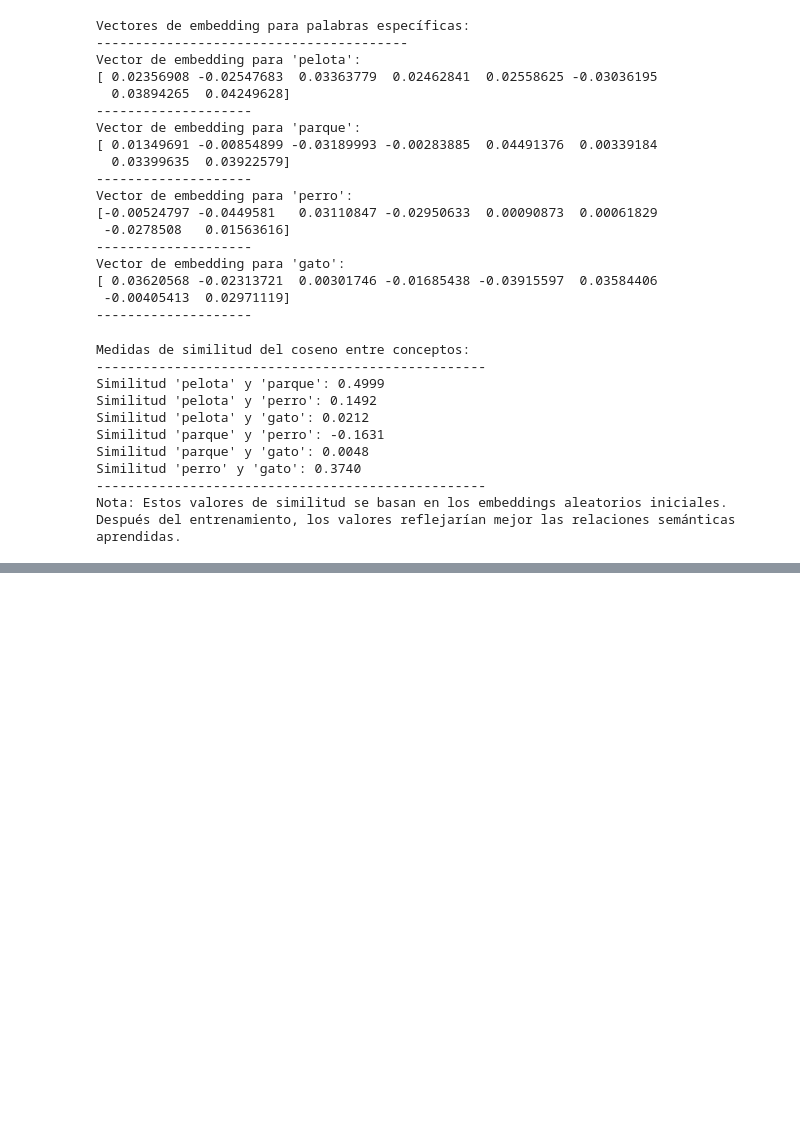
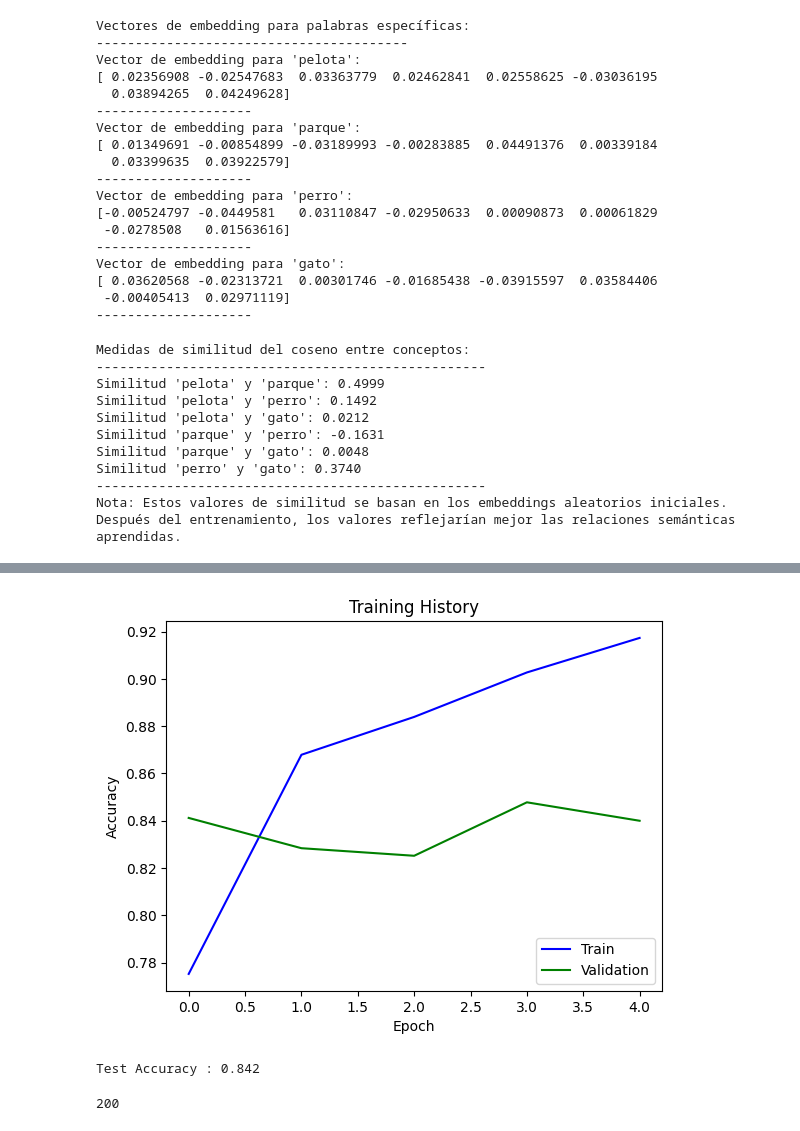
Before and after one commit to davidlealo/sic_ai_2025_sept, a Jupyter notebook: 4_pnl/clase_30.ipynb, the cells around one changed output, grey strips where cells are left out. Cells and saved outputs as stored; diff of their text form; code cells hidden in the pictures; blank space fills up the shorter version.

```diff
--- a/4_pnl/clase_30.ipynb
+++ b/4_pnl/clase_30.ipynb
@@ -326,0 +1448,9 @@ Nota: Estos valores de similitud se basan en los embeddings aleatorios iniciales
+# %%
+# LSTM + CNN model..
+my_model = Sequential()
+my_model.add(Embedding(n_words,n_input))           # n_words = vocabulary size, n_input = dimension of the embedding space.
+my_model.add(Dropout(rate=drop_prob))
+my_model.add(Conv1D(filters=n_filters, kernel_size = k_size, strides=stride_size,padding='valid',activation='relu'))
+my_model.add(MaxPool1D(pool_size = 2))
+my_model.add(LSTM(units=n_neurons, return_sequences=False, input_shape=(None, n_input), activation='tanh'))
+my_model.add(Dense(1, activation='sigmoid'))
@@ -326,0 +1480,10 @@ Nota: Estos valores de similitud se basan en los embeddings aleatorios iniciales
+# %%
+n_epochs = 5                      # Number of epochs.
+batch_size = 50                    # Size of each batch.
+learn_rate = 0.002                 # learning rate.
+# %%
+# Optimizer and compilation.
+my_optimizer=Adam(learning_rate=learn_rate)
+my_model.compile(loss = "binary_crossentropy", optimizer = my_optimizer, metrics=["accuracy"])
+# %%
+my_summary = my_model.fit(X_train, y_train, epochs=n_epochs, batch_size = batch_size, validation_split=0.2, verbose = 1)
@@ -326,0 +1501,15 @@ Nota: Estos valores de similitud se basan en los embeddings aleatorios iniciales
+# %%
+plt.plot(my_summary.history['accuracy'], c="b")
+plt.plot(my_summary.history['val_accuracy'], c="g")
+plt.title('Training History')
+plt.ylabel('Accuracy')
+plt.xlabel('Epoch')
+plt.legend(['Train', 'Validation'], loc='lower right')
+plt.show()
+# %% [output]
+[figure, added]
+# %%
+ACC = my_model.evaluate(X_test, y_test, verbose=0)[1]
+print("Test Accuracy : {}".format(np.round(ACC,3)))
+# %% [output]
+Test Accuracy : 0.842
@@ -326,0 +1537,14 @@ Nota: Estos valores de similitud se basan en los embeddings aleatorios iniciales
+# %%
+import requests as rq
+
+url = "https://en.wikipedia.org/wiki/Machine_learning"
+headers = {
+    "User-Agent": "Mozilla/5.0 (Macintosh; Intel Mac OS X 10_15_7) "
+                  "AppleWebKit/537.36 (KHTML, like Gecko) "
+                  "Chrome/118.0.0.0 Safari/537.36"
+}
+
+res = rq.get(url, headers=headers)
+print(res.status_code)
+# %% [output]
+200
```
Also changed, not shown: parts of 81 cells of this notebook.
